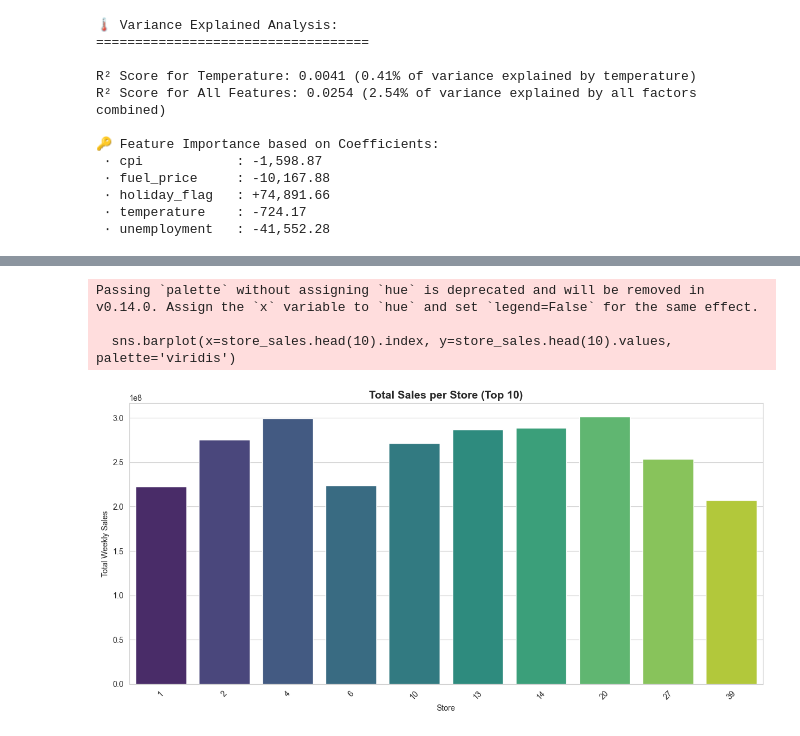
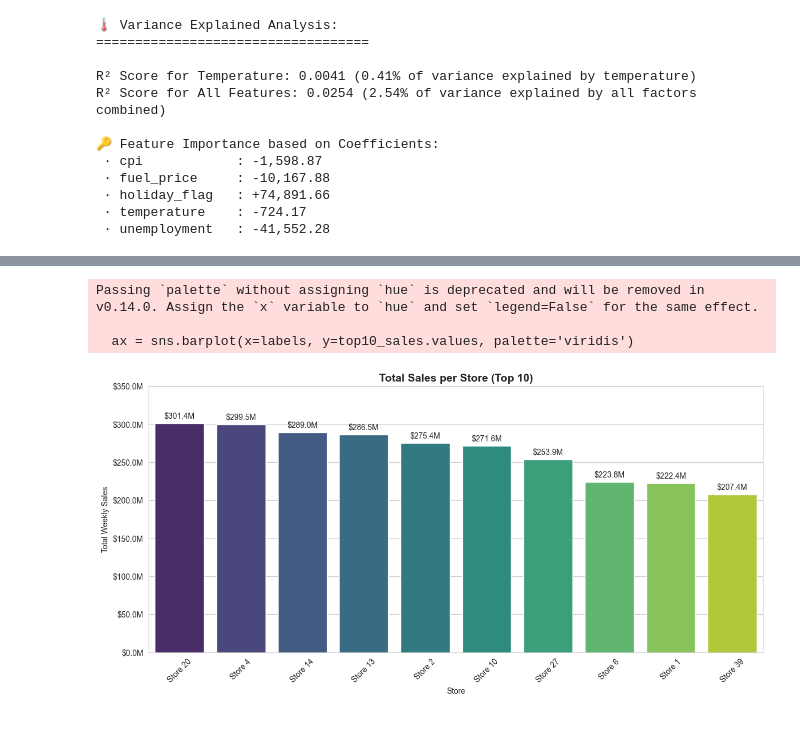
Before and after one commit to Cesar312/retailer_sales_forecasting_system, a Jupyter notebook: notebooks/Walmart-Retail-Sales-Data-Analysis.ipynb, the cells around one changed output, grey strips where cells are left out. Saved outputs shown, nothing was run; the diff lists cells and outputs as text; code cells hidden in the pictures.

Commit message:
Modified Store-Wise visualization

```diff
--- a/notebooks/Walmart-Retail-Sales-Data-Analysis.ipynb
+++ b/notebooks/Walmart-Retail-Sales-Data-Analysis.ipynb
@@ -193,6 +193,7 @@ R² Score for All Features: 0.0254 (2.54% of variance explained by all factors c
  ∙ temperature    : -724.17
  ∙ unemployment   : -41,552.28
 # %%
+import math
 print("🏬 Store-wise Analysis")
 print("======================")
 
@@ -200,17 +201,39 @@ print("======================")
 store_sales = df.groupby('store')['weekly_sales'].sum().sort_values(ascending=False)
 
 # Print Top 10 Stores by Total Sales
-print("\nTop 10 Stores by Total Sales:")
+print("Top 10 Stores by Total Sales:")
 for rank, (store, sales) in enumerate(store_sales.head(10).items(), start=1):
     print(f"{rank:2d}. Store {store:3d}: ${sales:,.2f}")
 
 # Plot Total Sales per Store of Top 10 Stores
 plt.figure(figsize=(12, 6))
-sns.barplot(x=store_sales.head(10).index, y=store_sales.head(10).values, palette='viridis')
+top10_sales = store_sales.head(10)
+labels = [f"Store {store}" for store in top10_sales.index]
+ax = sns.barplot(x=labels, y=top10_sales.values, palette='viridis')
 plt.title("Total Sales per Store (Top 10)", fontsize=14, fontweight='bold')
 plt.xlabel("Store")
 plt.ylabel("Total Weekly Sales")
 plt.xticks(rotation=45)
+
+# Format y-axis in $50.0M increments
+max_sales = top10_sales.max()
+step = 50_000_000
+upper = int(math.ceil(max_sales / step) * step)
+ax.set_yticks(range(0, upper + step, step))
+ax.yaxis.set_major_formatter(lambda x, pos: f"${x/1e6:.1f}M")
+
+# Add labels above bars
+for bar in ax.patches:
+    height = bar.get_height()
+    ax.annotate(
+        f"${height/1e6:.1f}M",
+        (bar.get_x() + bar.get_width() / 2, height),
+        ha='center',
+        va='bottom',
+        xytext=(0, 4),
+        textcoords='offset points'
+    )
+
 plt.tight_layout()
 plt.show()
 # %% [output]
@@ -220,15 +242,15 @@ plt.show()
 Top 10 Stores by Total Sales:
  1. Store  20: $301,397,792.46
  2. Store   4: $299,543,953.38
  3. Store  14: $288,999,911.34
  4. Store  13: $286,517,703.80
  5. Store   2: $275,382,440.98
  6. Store  10: $271,617,713.89
  7. Store  27: $253,855,916.88
  8. Store   6: $223,756,130.64
  9. Store   1: $222,402,808.85
 10. Store  39: $207,445,542.47
 Passing `palette` without assigning `hue` is deprecated and will be removed in v0.14.0. Assign the `x` variable to `hue` and set `legend=False` for the same effect.
 
-  sns.barplot(x=store_sales.head(10).index, y=store_sales.head(10).values, palette='viridis')
+  ax = sns.barplot(x=labels, y=top10_sales.values, palette='viridis')
-[figure, old version]
+[figure, new version]
```
